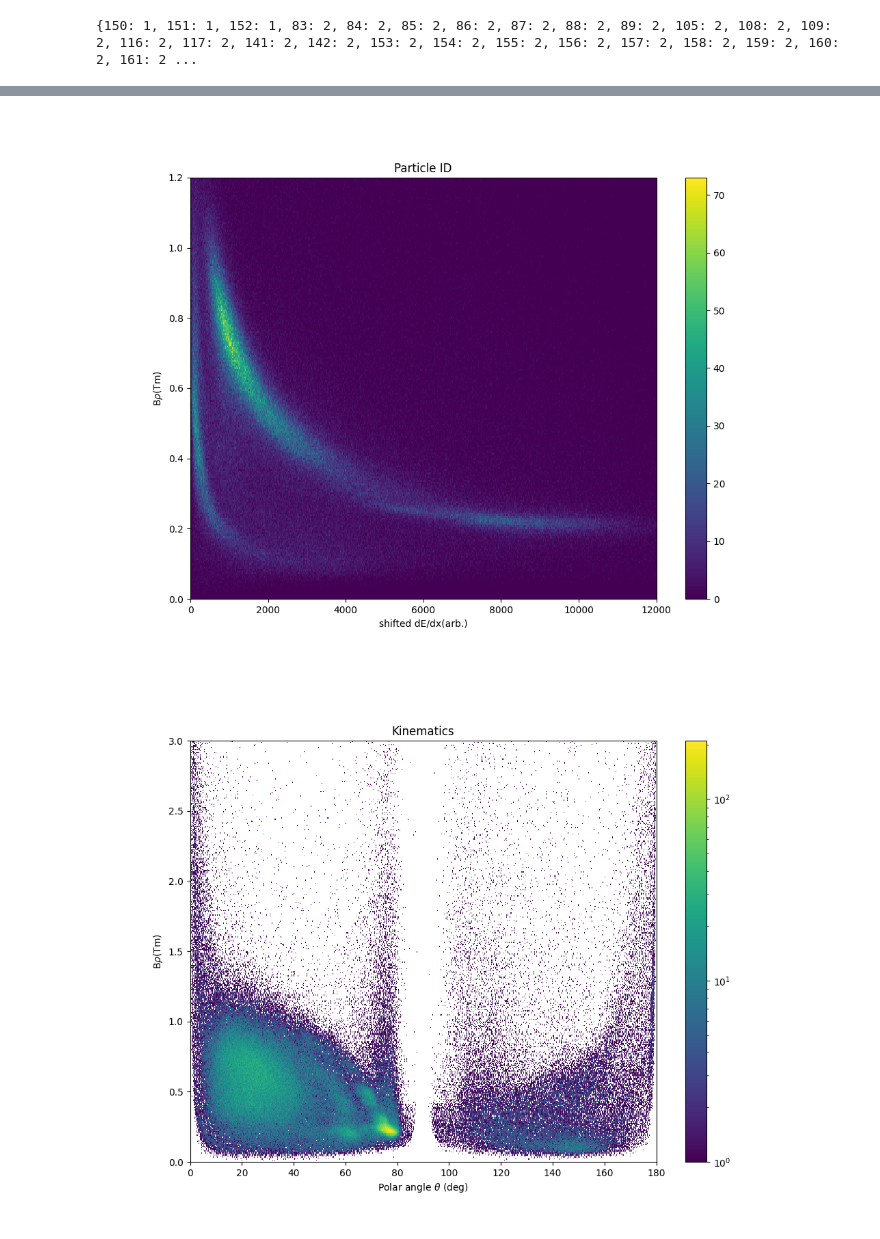
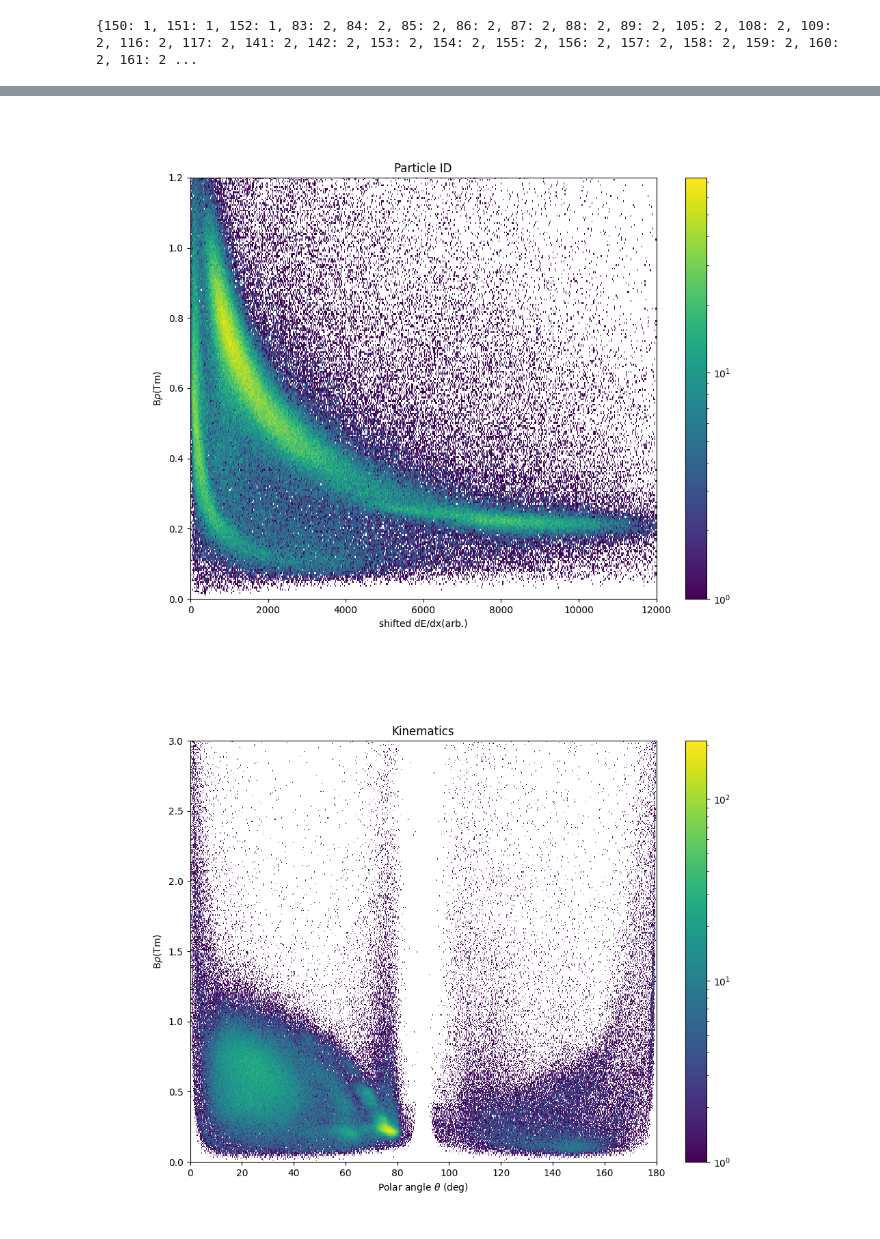
Before and after one commit to singhp99/e20020_analysis, a Jupyter notebook: notebooks/e20009_particle_id.ipynb, the cells around one changed output, grey strips where cells are left out. Saved outputs shown, nothing was run; the diff lists cells and outputs as text; code cells hidden in the pictures.

```diff
--- a/notebooks/e20009_particle_id.ipynb
+++ b/notebooks/e20009_particle_id.ipynb
@@ -326,20 +326,20 @@ shape: (4_287, 23)
 # %%
 
 
 # Plot PID and draw gate by clicking points on plot
 pid_hist = grammer.get_hist2d("particle_id")
 fig, ax = plt.subplots(1,1)
 _ = PolygonSelector(ax, handler.mpl_on_select)
-mesh = ax.pcolormesh(pid_hist.x_bins, pid_hist.y_bins, pid_hist.counts)
+mesh = ax.pcolormesh(pid_hist.x_bins, pid_hist.y_bins, pid_hist.counts,norm="log")
 fig.colorbar(mesh, ax=ax)
 ax.set_title("Particle ID")
 ax.set_xlabel("shifted dE/dx(arb.)")
 ax.set_ylabel("B$\\rho$(Tm)")
 ax.set_ylim(0,1.2)
 fig.set_figheight(8.0)
 fig.set_figwidth(11.0)
 # %% [output]
-[figure, old version]
+[figure, new version]
 # %%
 # ic = grammer.get_hist1d("dedx_hist")
 # fig, ax = plt.subplots(1,1)
```
Also changed, not shown: parts of 2 cells of this notebook, 2 other files.
